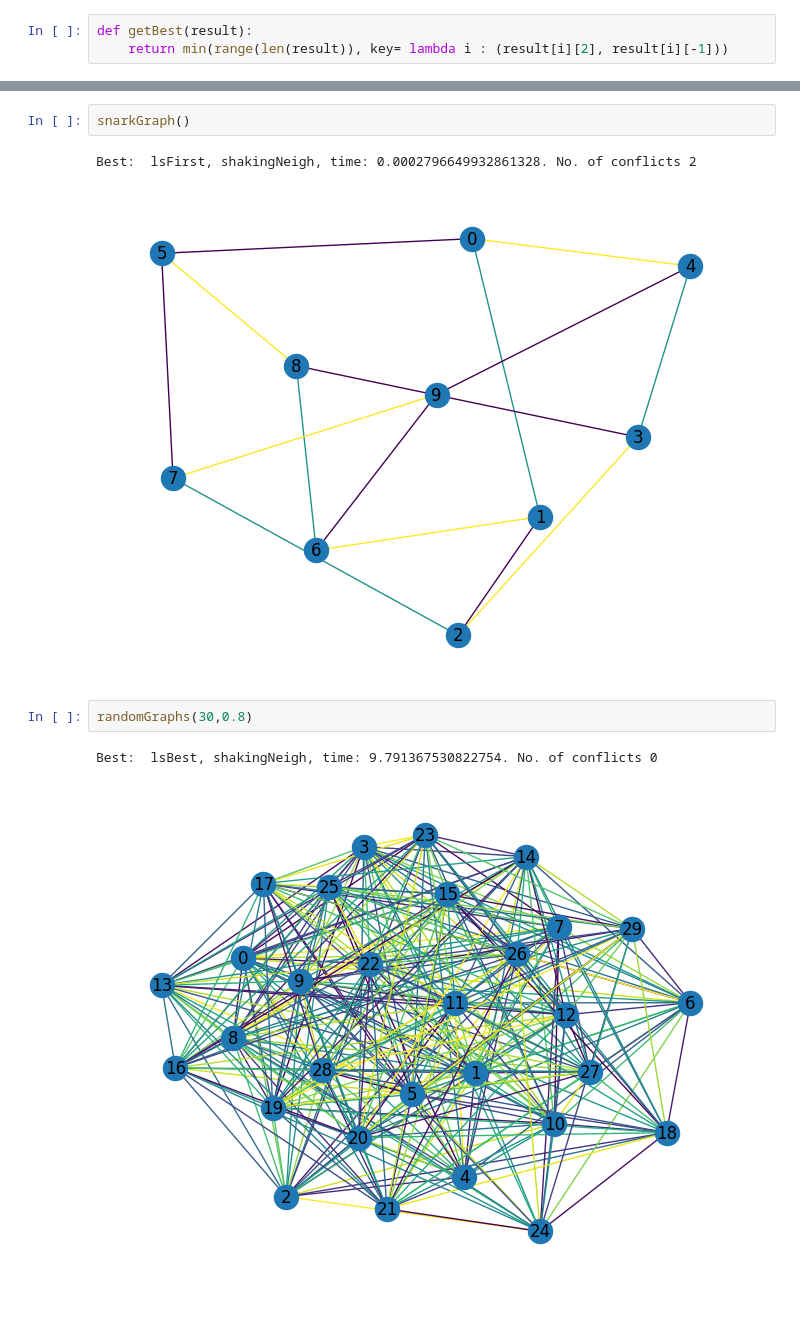
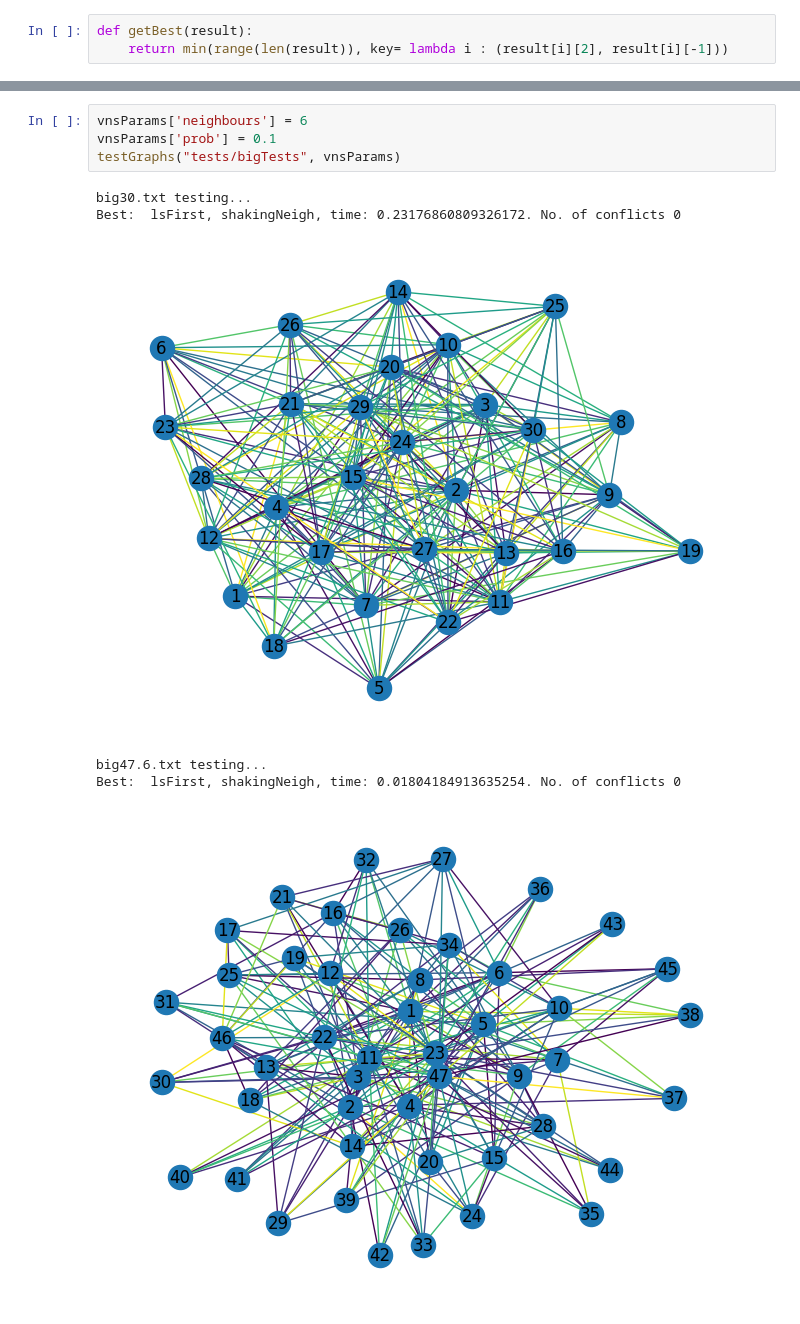
Before and after one commit to ivanaivaneza/minimumEdgeColoring, a Jupyter notebook: vns.ipynb, the cells around one changed output, grey strips where cells are left out. Cells and saved outputs as stored; diff of their text form.

```diff
--- a/vns.ipynb
+++ b/vns.ipynb
@@ -419,10 +403,11 @@ def randomGraphs(n, p):
-# %%
-snarkGraph()
-# %% [output]
-Best:  lsFirst, shakingNeigh, time: 0.0002796649932861328. No. of conflicts 2
-[figure, removed]
-# %%
-randomGraphs(30,0.8)
-# %% [output]
-Best:  lsBest, shakingNeigh, time: 9.791367530822754. No. of conflicts 0
-[figure, removed]
+# %%
+vnsParams['neighbours'] = 6
+vnsParams['prob'] = 0.1
+testGraphs("tests/bigTests", vnsParams)
+# %% [output]
+big30.txt testing...
+Best:  lsFirst, shakingNeigh, time: 0.23176860809326172. No. of conflicts 0
+[figure, added]
+big47.6.txt testing...
+Best:  lsFirst, shakingNeigh, time: 0.01804184913635254. No. of conflicts 0
+[figure, added]
```
Also changed, not shown: parts of 23 cells of this notebook, 33 other files.
